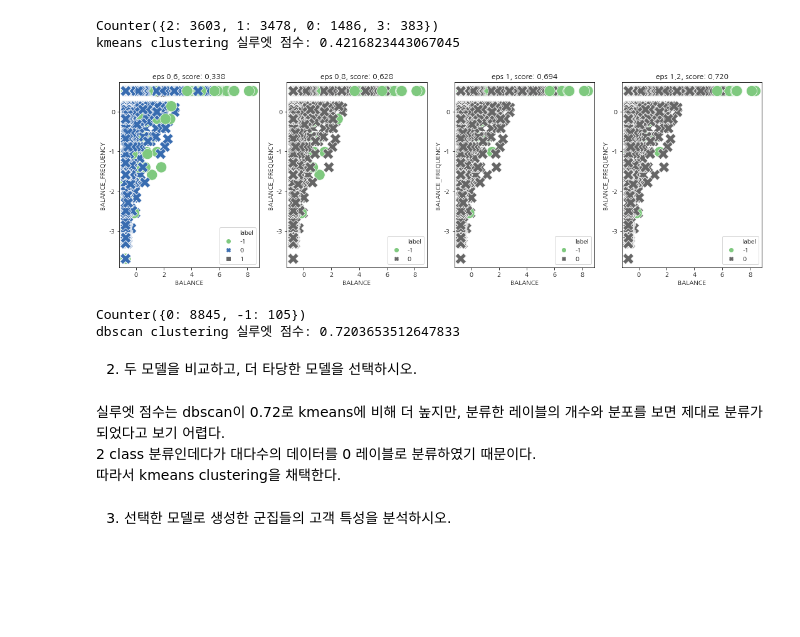
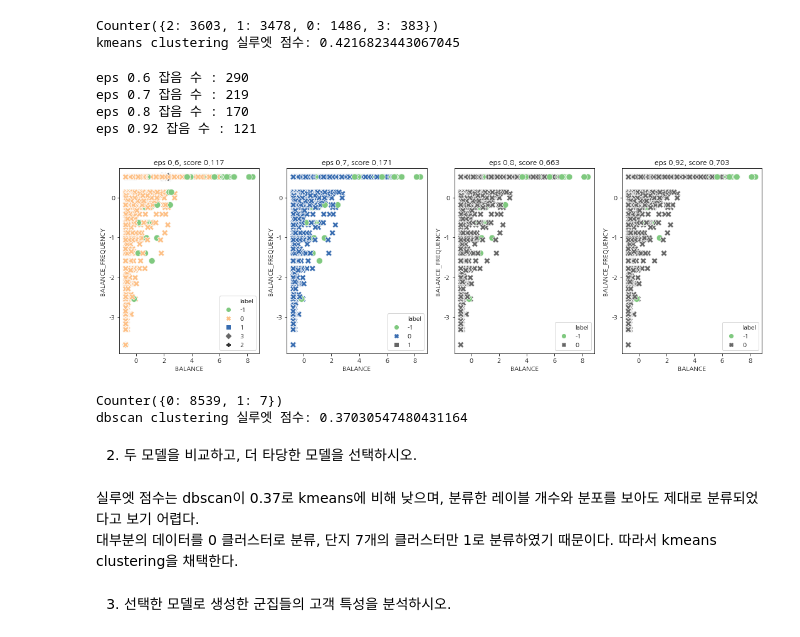
Before and after one commit to qiwerr1004/ADP_go, a Jupyter notebook: final/book/CHAP10.비지도학습.ipynb, the cells around one changed output. Cells and saved outputs as stored; diff of their text form; code cells hidden in the pictures; blank space fills up the shorter version.

```diff
--- a/final/book/CHAP10.비지도학습.ipynb
+++ b/final/book/CHAP10.비지도학습.ipynb
@@ -738,7 +742,7 @@ plt.show()
 # %%
 from sklearn.cluster import DBSCAN
 #앞서 표준화한 데이터 사용
-dt.drop(columns='cluster', inplace=True)
+# dt.drop(columns='cluster', inplace=True)
 # 적정한 eps 정하기 (min_samples는 10으로 고정함)
 # eps를 증가시키면 하나의 클러스터에 더 많은 포인트가 포함된다.
 #이는 클러스터를 커지게 하지만 여러 클러스터를 하나로 합치게도 만든다.
@@ -750,8 +754,11 @@ for ax, eps in zip(axes, eps_list):
     temp_df = dt.copy()
     temp_df['label']=db.labels_ #예측결과
     sns.scatterplot(x='petal length', y='petal width', data=temp_df, hue='label', style='label', s=100, ax=ax, palette='Accent')
-    score = silhouette_score(dt, db.labels_)
-    ax.set_title("eps {}, score {:.3f}".format(eps, score))
+    e_idx = list(np.where(db.labels_ == -1)[0]) #잡음(레이블) 인덱스
+    print(f"eps {eps} 잡음 수 : {len(e_idx)}")
+    score = silhouette_score(dt[~dt.index.isin(e_idx)], db.labels_[db.labels_!=-1]) #잡음 제거한 score
+    o_score = silhouette_score(dt, db.labels_) #원본데이터 스코어(잡음포함)
+    ax.set_title(f"eps {eps}, score {o_score:.3f}({score:.3f})") #괄호는 잡음제거 스코어
 plt.tight_layout()
 plt.show()
 # %% [output]
@@ -764,6 +775,11 @@ eps = 1
 model = DBSCAN(eps=eps, min_samples = 10).fit(dt)
 DB_result = model.labels_ # 각 데이터의 군집 반환
 print(DB_result)
+
+#여기서 잡음 제거
+mask = list(np.where(DB_result != -1)[0]) #잡음(레이블) 인덱스를 뺀 인덱스
+DB_result = DB_result[mask]
+print(DB_result)
 # %% [output]
 [ 0  0  0  0  0  0  0  0  0  0  0  0  0  0  0  0  0  0  0  0  0  0  0  0
   0  0  0  0  0  0  0  0  0  0  0  0  0  0  0  0  0 -1  0  0  0  0  0  0
@@ -798,7 +818,8 @@ completeness_score: 0.8369133211773813
 # %%
 # 군집 결과 시각화
-dt['cluster'] = DB_result
+tmp = dt.iloc[mask]
+tmp['cluster'] = DB_result
 fig, ax = plt.subplots(1,1)
-sns.scatterplot(x='petal length', y='petal width', data=dt, hue='cluster', style='cluster', s=100, ax=ax, palette='Accent')
+sns.scatterplot(x='petal length', y='petal width', data=tmp, hue='cluster', style='cluster', s=100, ax=ax, palette='Accent')
 plt.show()
 # %% [output]
@@ -1147,35 +1168,43 @@ kmeans clustering 실루엣 점수: 0.4216823443067045
 # %%
 #dbscan
 
 s_df = pd.DataFrame(s_df, columns=df.columns)
 
-eps_list = [0.6, 0.8, 1, 1.2]
+eps_list = [0.6, 0.7, 0.8, 0.92]
 
 fig, ax = plt.subplots(1, 4, figsize=(15, 5))
 
 for i, eps in enumerate(eps_list):
-    db = DBSCAN(eps=eps, min_samples=10).fit(s_df)
+    db = DBSCAN(eps=eps, min_samples=5).fit(s_df)
     tmp = s_df.copy()
     tmp['label'] = db.labels_
-    sns.scatterplot(x='BALANCE', y='BALANCE_FREQUENCY', data=tmp, hue='label', style='label', s=300, ax=ax[i], palette='Accent')
-    score = silhouette_score(s_df, db.labels_)
-    ax[i].set_title(f"eps {eps}, score: {score:.3f}")
+    sns.scatterplot(x='BALANCE', y='BALANCE_FREQUENCY', data=tmp, hue='label', style='label', s=100, ax=ax[i], palette='Accent')
+    e_idx = list(np.where(db.labels_ == -1)[0]) #잡음(레이블) 인덱스
+    print(f"eps {eps} 잡음 수 : {len(e_idx)}")
+    o_score = silhouette_score(s_df, db.labels_) #원본데이터 스코어(잡음포함)
+    ax[i].set_title(f"eps {eps}, score {o_score:.3f}")
 plt.tight_layout()
 plt.show()
 
-model2 = DBSCAN(eps=1.2, min_samples=10).fit(s_df)
+model2 = DBSCAN(eps=0.6, min_samples=10).fit(s_df)
 rs2 = model2.labels_ #군집반환
+mask = list(np.where(rs2 != -1)[0]) #잡음 제거
+rs2 = rs2[mask]
 print(f"{Counter(rs2)}")
-print(f"dbscan clustering 실루엣 점수: {silhouette_score(s_df, rs2)}") #x, y
+print(f"dbscan clustering 실루엣 점수: {silhouette_score(s_df.iloc[mask], rs2)}") #x, y
 # %% [output]
+eps 0.6 잡음 수 : 290
+eps 0.7 잡음 수 : 219
+eps 0.8 잡음 수 : 170
+eps 0.92 잡음 수 : 121
-[figure, old version]
+[figure, new version]
-Counter({0: 8845, -1: 105})
-dbscan clustering 실루엣 점수: 0.7203653512647833
+Counter({0: 8539, 1: 7})
+dbscan clustering 실루엣 점수: 0.37030547480431164
 # %% [markdown]
 2. 두 모델을 비교하고, 더 타당한 모델을 선택하시오.
 # %% [markdown]
-실루엣 점수는 dbscan이 0.72로 kmeans에 비해 더 높지만, 분류한 레이블의 개수와 분포를 보면 제대로 분류가 되었다고 보기 어렵다.
-2 class 분류인데다가 대다수의 데이터를 0 레이블로 분류하였기 때문이다.
+실루엣 점수는 dbscan이 0.37로 kmeans에 비해 낮으며, 분류한 레이블 개수와 분포를 보아도 제대로 분류되었다고 보기 어렵다.
+대부분의 데이터를 0 클러스터로 분류, 단지 7개의 클러스터만 1로 분류하였기 때문이다.
 따라서 kmeans clustering을 채택한다.
 # %% [markdown]
 3. 선택한 모델로 생성한 군집들의 고객 특성을 분석하시오.
```
Also changed, not shown: parts of 30 cells of this notebook.
